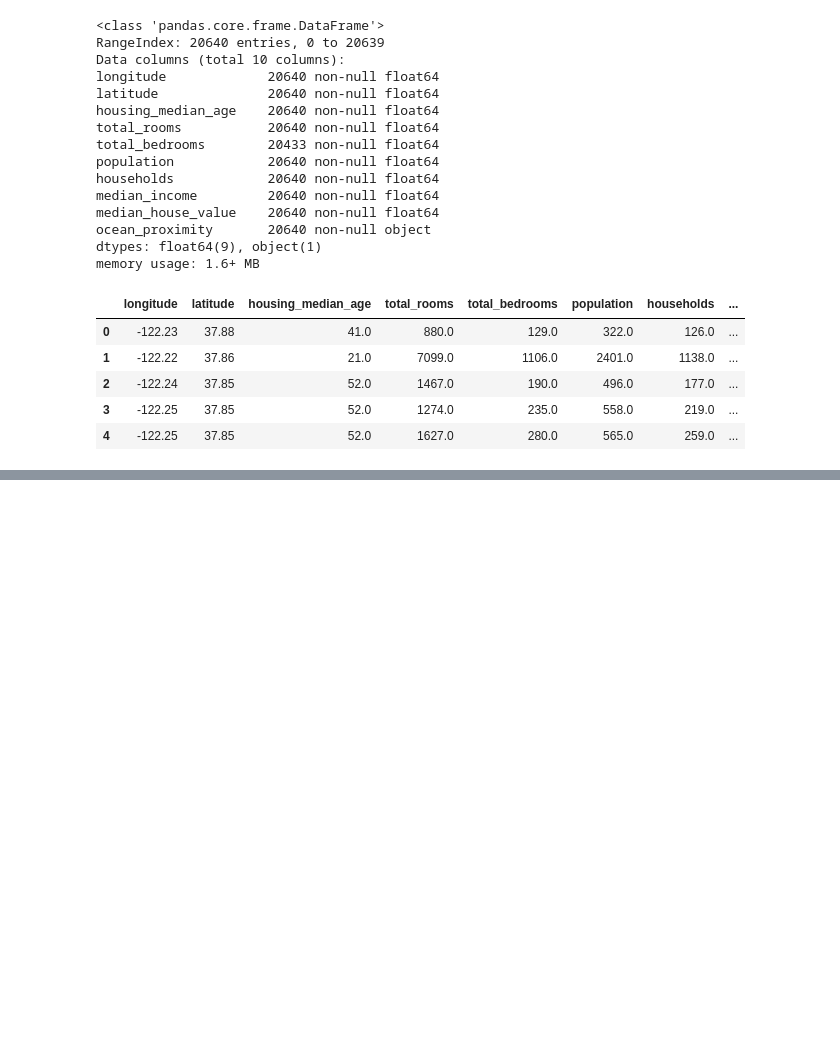
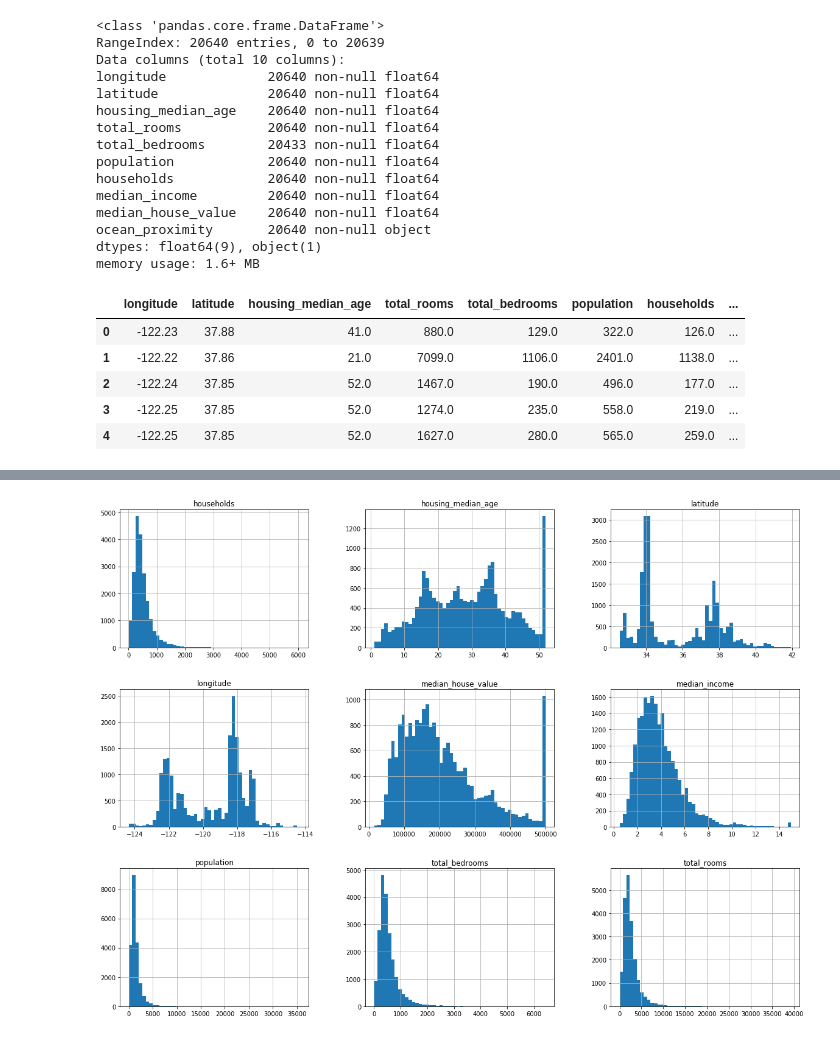
Before and after one commit to hammeiam/hands-on-with-ml, a Jupyter notebook: 2-end-to-end-ml-project/Housing.ipynb, the cells around one changed output, grey strips where cells are left out. Saved outputs shown, nothing was run; the diff lists cells and outputs as text; code cells hidden in the pictures; blank space fills up the shorter version.

```diff
--- a/2-end-to-end-ml-project/Housing.ipynb
+++ b/2-end-to-end-ml-project/Housing.ipynb
@@ -69,0 +92,11 @@ housing.head()
+# %%
+"""
+Observations:
+- median_income is scaled (0-15 apparently) and capped
+- housing_median_age and housing_median_value are also capped
+- historgrams are tail-heavy, which may be difficult for ML algs to work with
+"""
+housing.hist(bins=50, figsize=(20,15))
+plt.show() # actually unnecessary in jupyter
+# %% [output]
+[figure, added]
```
Also changed, not shown: parts of 19 cells of this notebook.
